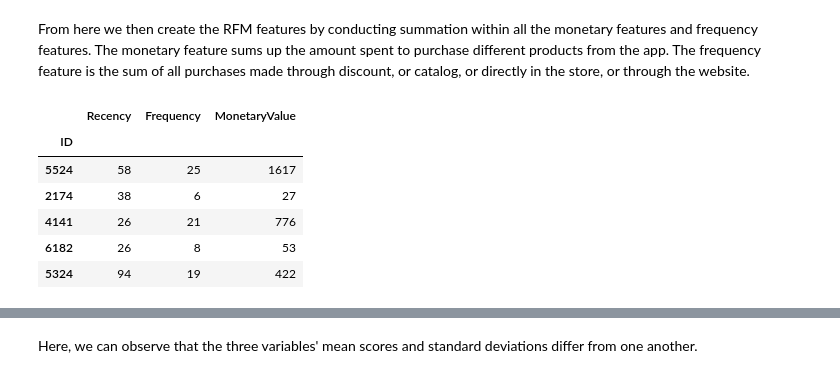
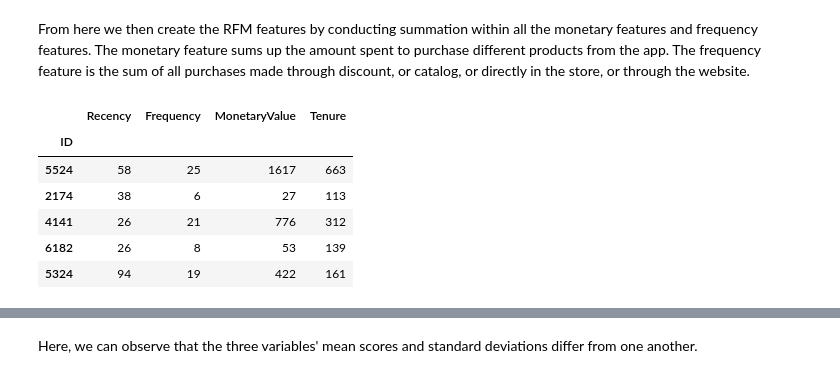
Before and after one commit to Demiga-g/iFood-Marketing-Analysis, a Jupyter notebook: iFood Marketing Analysis.ipynb, the cells around one changed output, grey strips where cells are left out. Drawn from its saved outputs; the diff is of its cells as text; code cells hidden in the pictures.

Commit message:
Added Tenure to the RFM segmentation analysis and checked on how the result would be if two or three clusters were used.

```diff
--- a/iFood Marketing Analysis.ipynb
+++ b/iFood Marketing Analysis.ipynb
@@ -407,6 +407,8 @@ To get started, we'll have to do some feature engineering using the `copy_ifood`
 # %%
 monetary_cols = list(copy_ifood.filter(regex='Mnt').columns)
 frequency_cols = list(copy_ifood.filter(regex='Purchases').columns)
+tenure = (copy_ifood['Dt_Customer'].max() -
+          copy_ifood['Dt_Customer']).dt.days
 
 print('Monetary Features: ', monetary_cols)
 print()
@@ -420,19 +422,21 @@ From here we then create the RFM features by conducting summation within all the
 # %%
 copy_ifood['MonetaryValue'] = (copy_ifood[monetary_cols]
                                .apply(np.sum,axis=1))
 
 copy_ifood['Frequency'] = (copy_ifood[frequency_cols]
                                  .apply(np.sum, axis=1))
 
-rfm_cols = ['Recency', 'Frequency', 'MonetaryValue']
+copy_ifood['Tenure'] = tenure
 
-rfm_data = copy_ifood[['ID']+rfm_cols].set_index('ID')
-rfm_data.head()
+rfmt_cols = ['Recency', 'Frequency', 'MonetaryValue', 'Tenure']
+
+rfmt_data = copy_ifood[['ID']+rfmt_cols].set_index('ID')
+rfmt_data.head()
 # %% [output]
-|  | Recency | Frequency | MonetaryValue |
-| ID |  |  |  |
-| 5524 | 58 | 25 | 1617 |
-| 2174 | 38 | 6 | 27 |
-| 4141 | 26 | 21 | 776 |
-| 6182 | 26 | 8 | 53 |
-| 5324 | 94 | 19 | 422 |
+|  | Recency | Frequency | MonetaryValue | Tenure |
+| ID |  |  |  |  |
+| 5524 | 58 | 25 | 1617 | 663 |
+| 2174 | 38 | 6 | 27 | 113 |
+| 4141 | 26 | 21 | 776 | 312 |
+| 6182 | 26 | 8 | 53 | 139 |
+| 5324 | 94 | 19 | 422 | 161 |
```
Also changed, not shown: parts of 48 cells of this notebook.
